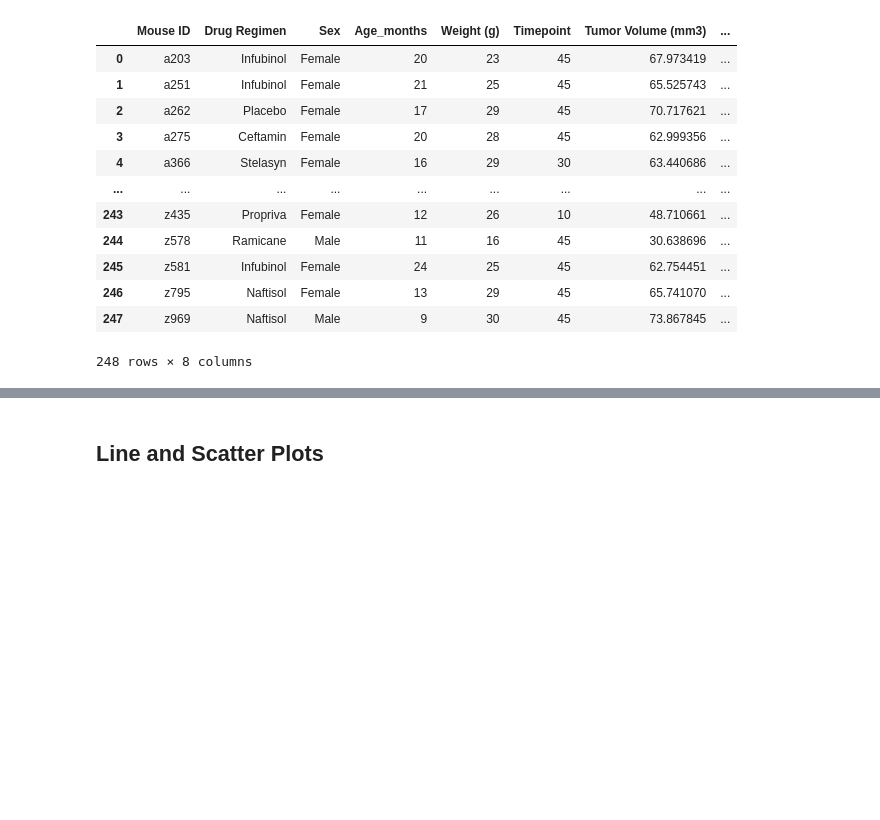
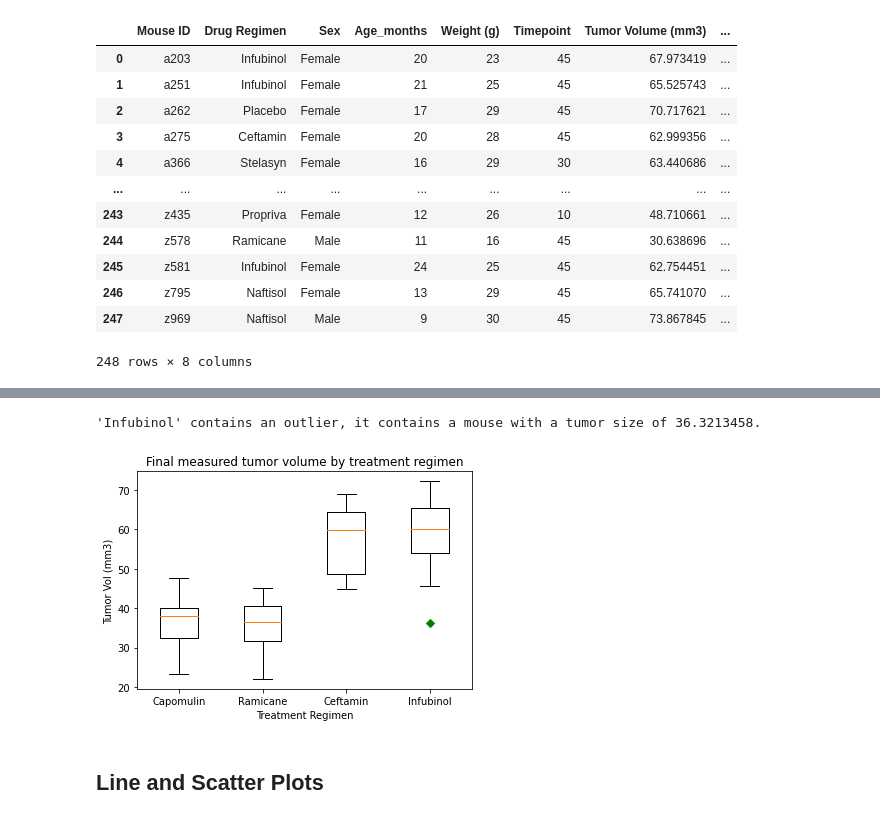
Before and after one commit to Dortilla/MatPlotLibChallenge, a Jupyter notebook: Pymaceuticals/pymaceuticals_starter.ipynb, the cells around one changed output, grey strips where cells are left out. Drawn from its saved outputs; the diff is of its cells as text; code cells hidden in the pictures; blank space fills up the shorter version.

Commit message:
Finished Quartiles, Outliers, and Boxplots

```diff
--- a/Pymaceuticals/pymaceuticals_starter.ipynb
+++ b/Pymaceuticals/pymaceuticals_starter.ipynb
@@ -228,3 +294,26 @@ for index, row in last_df.iterrows():
+# %%
+print(f"'Infubinol' contains an outlier, it contains a mouse with a tumor size of {min_infu}.")
+# %% [output]
+'Infubinol' contains an outlier, it contains a mouse with a tumor size of 36.3213458.
+# %%
+# Generate a box plot of the final tumor volume of each mouse across four regimens of interest
+# list to be used for boxplot containing list of drug tumor data
+box_list = [
+    treatment_df[treatment[0]],
+    treatment_df[treatment[1]],
+    treatment_df[treatment[2]],
+    treatment_df[treatment[3]]
+]
+ax = plt.subplot()
+ax.set_title('Final measured tumor volume by treatment regimen') # set title
+ax.set_xlabel('Treatment Regimen') # set x and y labels
+ax.set_ylabel('Tumor Vol (mm3)')
+
+ax.boxplot(box_list,0,'gD') # create boxplot with ax.boxplot function and box_list
+plt.xticks([1,2,3,4], treatment) # set labels of box plot
+plt.show()
+# %% [output]
+[figure, added]
 # %% [markdown]
 ## Line and Scatter Plots
 # %%
```
Also changed, not shown: parts of 2 cells of this notebook.
